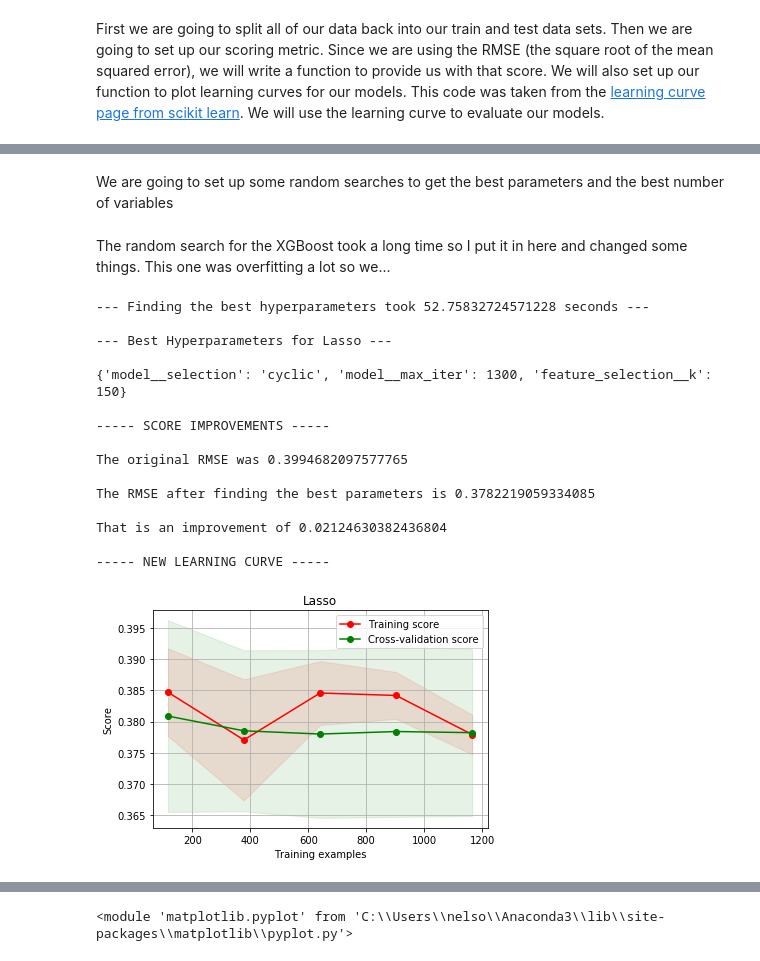
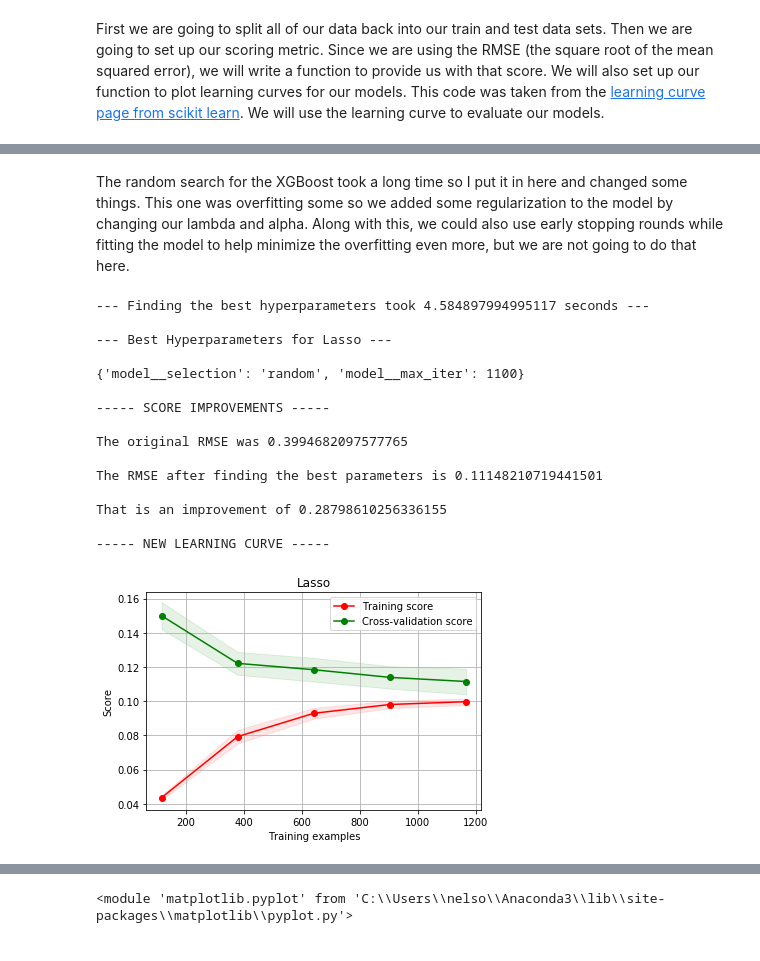
Before and after one commit to ngriffiths13/Applied_Machine_Learning_Classwork, a Jupyter notebook: Homeworks/HW2/Homework 2 - Building a Regression Model.ipynb, the cells around one changed output, grey strips where cells are left out. Drawn from its saved outputs; the diff is of its cells as text; code cells hidden in the pictures.

```diff
--- a/Homeworks/HW2/Homework 2 - Building a Regression Model.ipynb
+++ b/Homeworks/HW2/Homework 2 - Building a Regression Model.ipynb
@@ -435,9 +445,9 @@ rf = RandomForestRegressor()
 xgbm = XGBRegressor()
 svr = SVR()
 lgbm = lgb.LGBMRegressor()
-krr = KernelRidge(alpha=0.6, kernel='polynomial', degree=2, coef0=2.5)
+krr = KernelRidge()
 gb = GradientBoostingRegressor()
-reg = [en, lr, br, rf, xgbm, svr, lgbm, knn, krr, gb]
+reg = [en, lr, br, rf, xgbm, svr, lgbm, krr, gb]
 #Use cross validation with the root mean squared error to get an idea of which models will work best for this problem
 for model in reg:
     scores = get_rmse(model, x, y)
@@ -480,13 +499,11 @@ def tune_parameters(pipe, x, y, params, n_iter, base_model):
     plot_learning_curve(model, pipe.named_steps.model.__class__.__name__, x, y, cv = 5)
     plt.show()
     return model
-# %% [markdown]
-We are going to set up some random searches to get the best parameters and the best number of variables
 # %%
 #Create the steps for each of the model pipelines
 select = SelectKBest(k = 'all')
 en_steps = [('Scaler', RobustScaler()), ('feature_selection', select), ('model', ElasticNet(alpha = .0005))]
-lr_steps = [('Scaler', RobustScaler()), ('feature_selection', select), ('model', Lasso(alpha = .0005))]
+lr_steps = [('Scaler', RobustScaler()), ('model', Lasso(alpha = .0005))]
 xgb_steps = [('feature_selection', select), ('model', xgbm)]
 lgb_steps = [('feature_selection', select), ('model', lgbm)]
 
@@ -507,8 +524,7 @@ params = {'xgb' : {'feature_selection__k' : np.arange(10,220, 10),
          'en' : {'feature_selection__k' : np.arange(10,220, 10),
                 'model__l1_ratio' : np.arange(0, 1, .1),
                 'model__selection' : ['cyclic', 'random']},
-         'lr' : {'feature_selection__k' : np.arange(10,220, 10),
-                'model__max_iter' : np.arange(700, 1400, 100),
+         'lr' : {'model__max_iter' : np.arange(700, 1400, 100),
                 'model__selection' : ['cyclic', 'random']},
          'lgb' : {'feature_selection__k' : np.arange(10,220, 10),
                  'model__n_estimators' : np.arange(500, 3000, 200),
@@ -519,7 +535,7 @@ params = {'xgb' : {'feature_selection__k' : np.arange(10,220, 10),
 # %%
 #xgb_model = tune_parameters(xgb_pipe, x, y, params['xgb'], 50, xgb)
 # %% [markdown]
-The random search for the XGBoost took a long time so I put it in here and changed some things. This one was overfitting a lot so we...
+The random search for the XGBoost took a long time so I put it in here and changed some things. This one was overfitting some so we added some regularization to the model by changing our lambda and alpha. Along with this, we could also use early stopping rounds while fitting the model to help minimize the overfitting even more, but we are not going to do that here.
 # %%
 xgb_model = XGBRegressor(colsample_bytree=0.4603, gamma=0.0468,
                              learning_rate=0.1, max_depth=3,
@@ -527,25 +543,23 @@ xgb_model = XGBRegressor(colsample_bytree=0.4603, gamma=0.0468,
                              reg_alpha=0.4640, reg_lambda=0.8571,
                              subsample=0.5213, silent=1,
                              nthread = -1)
-
-plot_learning_curve(xgb_model, "XGB Regressor", x, y, cv = 5)
 # %%
-lasso = tune_parameters(lr_pipe, x, y, params['lr'], 100, lr)
+lasso = tune_parameters(lr_pipe, x, y, params['lr'], 10, lr)
 # %% [output]
---- Finding the best hyperparameters took 52.75832724571228 seconds ---
+--- Finding the best hyperparameters took 4.584897994995117 seconds ---
 
 --- Best Hyperparameters for Lasso ---
 
-{'model__selection': 'cyclic', 'model__max_iter': 1300, 'feature_selection__k': 150}
+{'model__selection': 'random', 'model__max_iter': 1100}
 
 ----- SCORE IMPROVEMENTS -----
 
 The original RMSE was 0.3994682097577765
 
-The RMSE after finding the best parameters is 0.3782219059334085
+The RMSE after finding the best parameters is 0.11148210719441501
 
-That is an improvement of 0.02124630382436804
+That is an improvement of 0.28798610256336155
 
 ----- NEW LEARNING CURVE -----
-[figure, old version]
+[figure, new version]
 # %%
```
Also changed, not shown: parts of 29 cells of this notebook.
